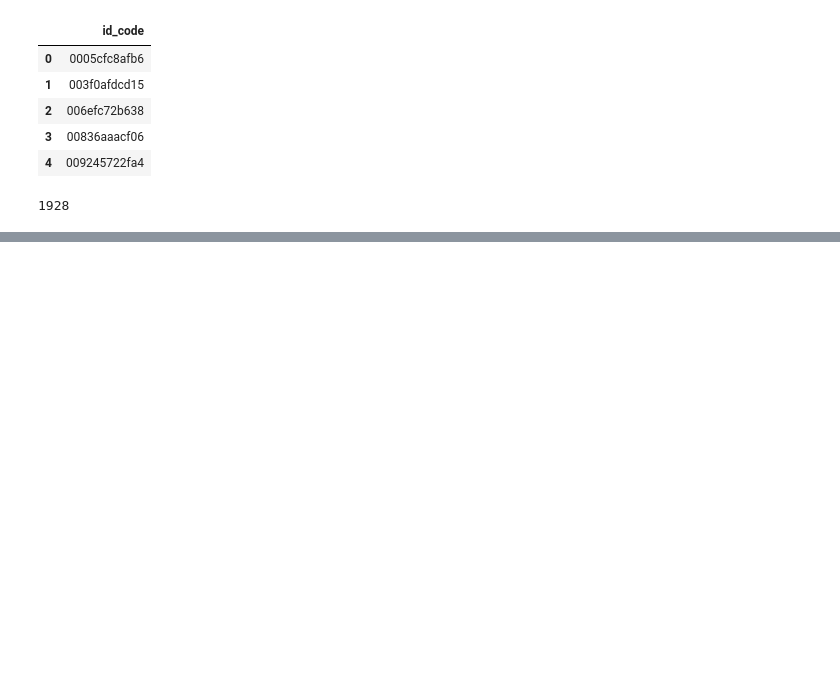
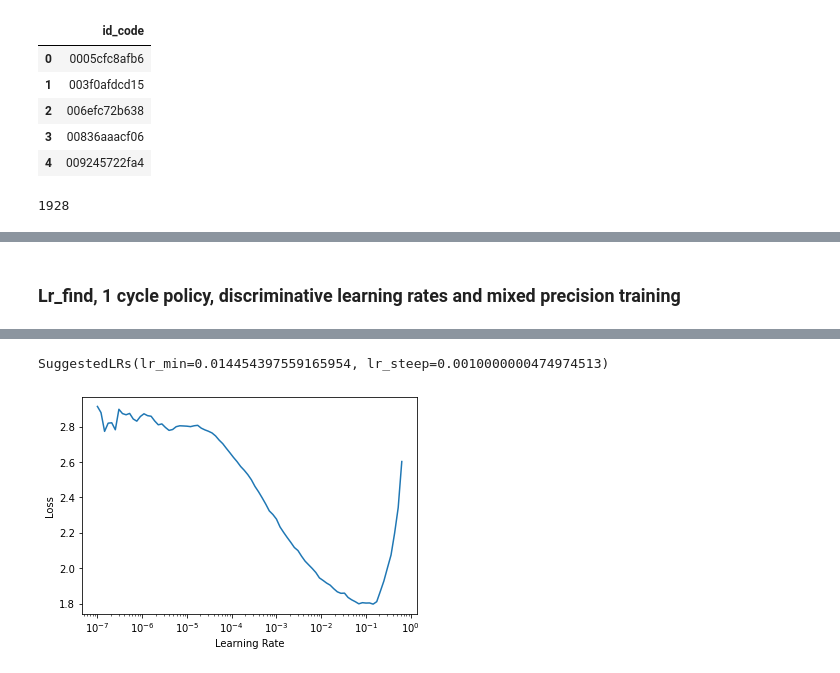
Before and after one commit to harish3110/my_fastai_notebooks, a Jupyter notebook: Vision/APTOS 2019 Blindness Detection.ipynb, the cells around one changed output, grey strips where cells are left out. Drawn from its saved outputs; the diff is of its cells as text; code cells hidden in the pictures; blank space fills up the shorter version.

```diff
--- a/Vision/APTOS 2019 Blindness Detection.ipynb
+++ b/Vision/APTOS 2019 Blindness Detection.ipynb
@@ -69,0 +127,6 @@ dsets.train[0]
+# %%
+# The kaggle competition uses quadratic kappa as the metric for model evaluation
+from sklearn.metrics import cohen_kappa_score
+
+def quadratic_kappa(y_hat, y):
+    return torch.tensor(cohen_kappa_score(torch.argmax(y_hat.cpu(),1), y.cpu(), weights='quadratic'),device='cuda:0')
@@ -69,0 +145,7 @@ dsets.train[0]
+# %% [markdown]
+### Lr_find, 1 cycle policy, discriminative learning rates and mixed precision training
+# %%
+learn = cnn_learner(dls, resnet50, metrics=quadratic_kappa).to_fp16()
+# %%
+learn.lr_find()
+# %% [output]
@@ -69,0 +153,2 @@ dsets.train[0]
+SuggestedLRs(lr_min=0.014454397559165954, lr_steep=0.0010000000474974513)
+[figure, added]
```
Also changed, not shown: parts of 38 cells of this notebook, 1 other file.
